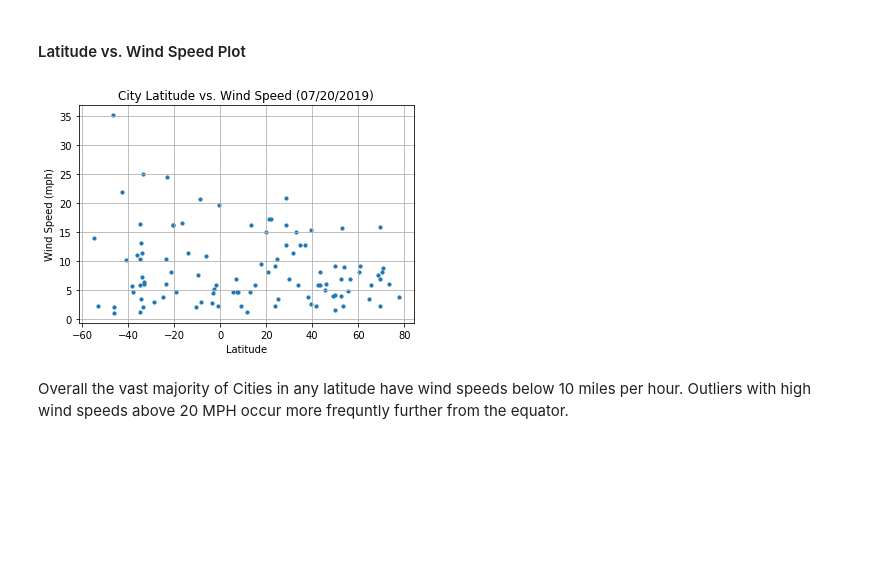
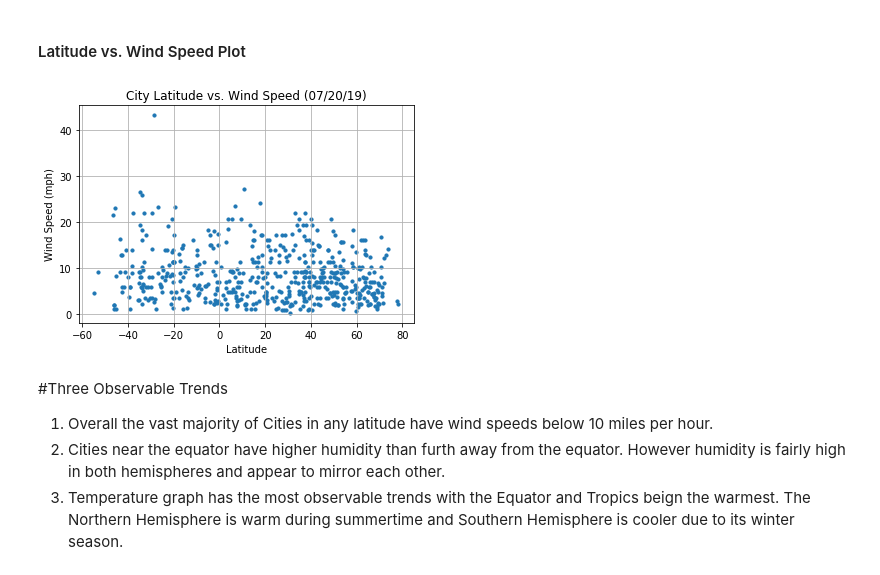
Before and after one commit to vabigdatamover/Barhorst_DataBootCamp_HW, a Jupyter notebook: Barhorst-Homework/Unit_6_API_Homework/WeatherPy_v1.ipynb, the cells around one changed output. Saved outputs shown, nothing was run; the diff lists cells and outputs as text; code cells hidden in the pictures; blank space fills up the shorter version.

```diff
--- a/Barhorst-Homework/Unit_6_API_Homework/WeatherPy_v1.ipynb
+++ b/Barhorst-Homework/Unit_6_API_Homework/WeatherPy_v1.ipynb
@@ -51,8 +51,8 @@ cities = []
 
 # Create a set of random lat and lng combinations
 #Only Set to 15
-lats = np.random.uniform(low=-90.000, high=90.000, size=150)
-lngs = np.random.uniform(low=-180.000, high=180.000, size=150)
+lats = np.random.uniform(low=-90.000, high=90.000, size=1500)
+lngs = np.random.uniform(low=-180.000, high=180.000, size=1500)
 #Only Set to 15
 lat_lngs = zip(lats, lngs)
 
@@ -314,19 +306,22 @@ Cities near the equator have more clouds than furth away from the equator. Howev
 # %%
 # Build a scatter plot for each data type
 plt.scatter(weather_data["Lat"], weather_data["Wind Speed"], marker="o", s=10)
 
 # Incorporate the other graph properties
-plt.title("City Latitude vs. Wind Speed (07/20/2019)")
+plt.title('City Latitude vs. Wind Speed (' + time.strftime("%m/%d/%y") + ')')
 plt.ylabel("Wind Speed (mph)")
 plt.xlabel("Latitude")
 plt.grid(True)
 
 # Save the figure
 plt.savefig("Wind_Speed_vs_Latitude.png")
 
 # Show plot
 plt.show()
 # %% [output]
-[figure, old version]
+[figure, new version]
-# %% [markdown]
-Overall the vast majority of Cities in any latitude have wind speeds below 10 miles per hour. Outliers with high wind speeds above 20 MPH occur more frequntly further from the equator.
+# %% [markdown]
+#Three Observable Trends
+1. Overall the vast majority of Cities in any latitude have wind speeds below 10 miles per hour.
+2. Cities near the equator have higher humidity than furth away from the equator. However humidity is fairly high in both hemispheres and appear to mirror each other.
+3. Temperature graph has the most observable trends with the Equator and Tropics beign the warmest. The Northern Hemisphere is warm during summertime and Southern Hemisphere is cooler due to its winter season.
```
Also changed, not shown: parts of 12 cells of this notebook, 5 other files.
